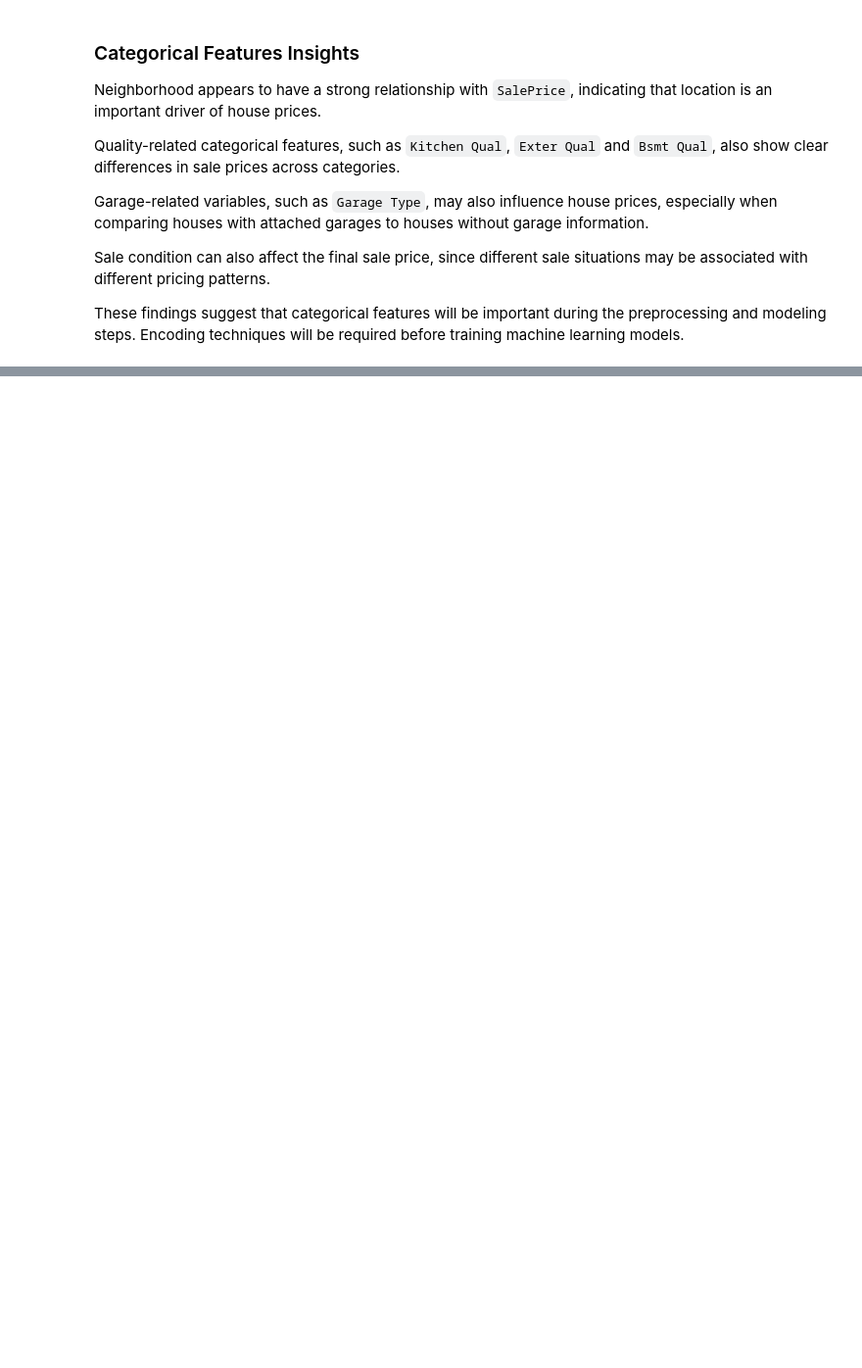
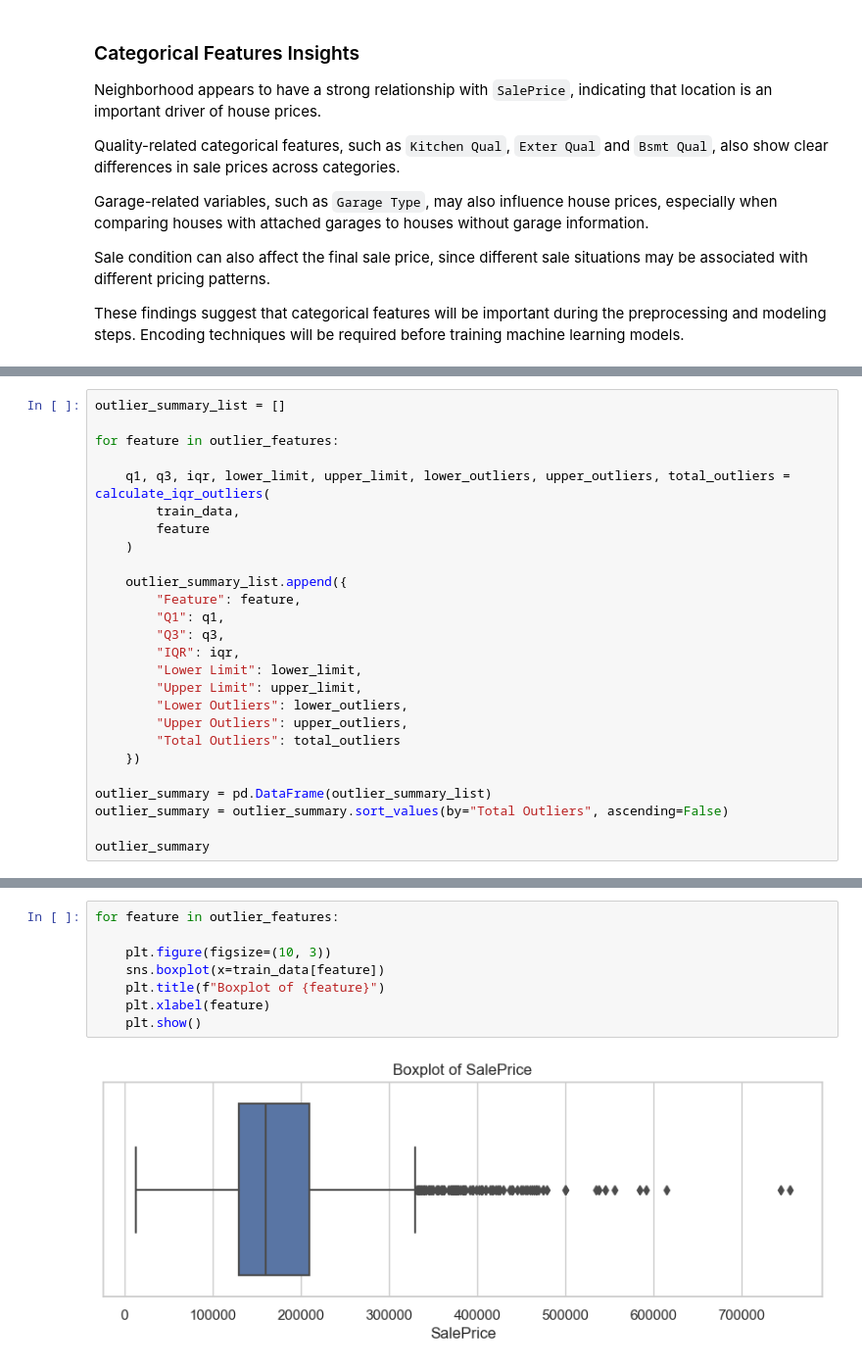
Before and after one commit to sanches-davi/ames-housing-price-prediction, a Jupyter notebook: notebooks/EDA.ipynb, the cells around one changed output, grey strips where cells are left out. Shown at 98% size. Drawn from its saved outputs; the diff is of its cells as text; blank space fills up the shorter version.

```diff
--- a/notebooks/EDA.ipynb
+++ b/notebooks/EDA.ipynb
@@ -733,0 +964,26 @@ These findings suggest that categorical features will be important during the pr
+# %%
+outlier_summary_list = []
+
+for feature in outlier_features:
+
+    q1, q3, iqr, lower_limit, upper_limit, lower_outliers, upper_outliers, total_outliers = calculate_iqr_outliers(
+        train_data,
+        feature
+    )
+
+    outlier_summary_list.append({
+        "Feature": feature,
+        "Q1": q1,
+        "Q3": q3,
+        "IQR": iqr,
+        "Lower Limit": lower_limit,
+        "Upper Limit": upper_limit,
+        "Lower Outliers": lower_outliers,
+        "Upper Outliers": upper_outliers,
+        "Total Outliers": total_outliers
+    })
+
+outlier_summary = pd.DataFrame(outlier_summary_list)
+outlier_summary = outlier_summary.sort_values(by="Total Outliers", ascending=False)
+
+outlier_summary
@@ -733,0 +998,10 @@ These findings suggest that categorical features will be important during the pr
+# %%
+for feature in outlier_features:
+
+    plt.figure(figsize=(10, 3))
+    sns.boxplot(x=train_data[feature])
+    plt.title(f"Boxplot of {feature}")
+    plt.xlabel(feature)
+    plt.show()
+# %% [output]
+[figure, added]
```
Also changed, not shown: parts of 49 cells of this notebook.
